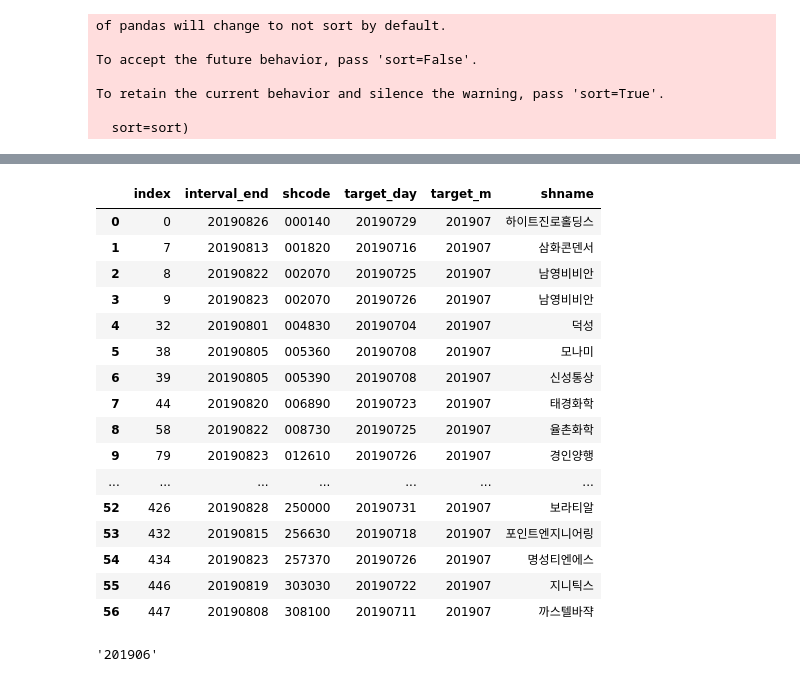
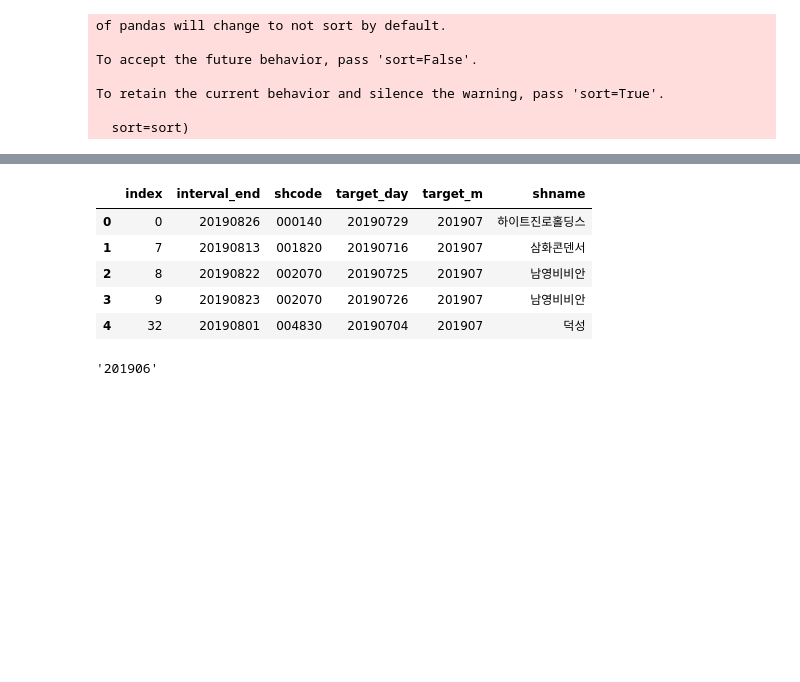
Before and after one commit to KIMJUNYOUNG0125/Strategy, a Jupyter notebook: 02.monitor_shcode_adding.ipynb, the cells around one changed output, grey strips where cells are left out. Saved outputs shown, nothing was run; the diff lists cells and outputs as text; code cells hidden in the pictures; blank space fills up the shorter version.

```diff
--- a/02.monitor_shcode_adding.ipynb
+++ b/02.monitor_shcode_adding.ipynb
@@ -65,30 +40,20 @@ fin_result
 # %%
-#4. target month
+
 #8월대상한정
 #fin_result.groupby(['target_m']).count()
 target_month = '201907'
-target_fin_result = fin_result[fin_result['target_m'] == target_month]
-target_fin_result = target_fin_result.reset_index()
+fin_result = fin_result[fin_result['target_m'] == target_month]
+fin_result = fin_result.reset_index()
+#target_fin_result[['target_m','shcode','shname','target_day']].to_csv("201907.csv",encoding = "ms949")
 # %%
-target_fin_result
+target_fin_result.head()
 # %% [output]
 |  | index | interval_end | shcode | target_day | target_m | shname |
 | 0 | 0 | 20190826 | 000140 | 20190729 | 201907 | 하이트진로홀딩스 |
 | 1 | 7 | 20190813 | 001820 | 20190716 | 201907 | 삼화콘덴서 |
 | 2 | 8 | 20190822 | 002070 | 20190725 | 201907 | 남영비비안 |
 | 3 | 9 | 20190823 | 002070 | 20190726 | 201907 | 남영비비안 |
 | 4 | 32 | 20190801 | 004830 | 20190704 | 201907 | 덕성 |
-| 5 | 38 | 20190805 | 005360 | 20190708 | 201907 | 모나미 |
-| 6 | 39 | 20190805 | 005390 | 20190708 | 201907 | 신성통상 |
-| 7 | 44 | 20190820 | 006890 | 20190723 | 201907 | 태경화학 |
-| 8 | 58 | 20190822 | 008730 | 20190725 | 201907 | 율촌화학 |
-| 9 | 79 | 20190823 | 012610 | 20190726 | 201907 | 경인양행 |
-| ... | ... | ... | ... | ... | ... | ... |
-| 52 | 426 | 20190828 | 250000 | 20190731 | 201907 | 보라티알 |
-| 53 | 432 | 20190815 | 256630 | 20190718 | 201907 | 포인트엔지니어링 |
-| 54 | 434 | 20190823 | 257370 | 20190726 | 201907 | 명성티엔에스 |
-| 55 | 446 | 20190819 | 303030 | 20190722 | 201907 | 지니틱스 |
-| 56 | 447 | 20190808 | 308100 | 20190711 | 201907 | 까스텔바쟉 |
 # %%
 '''
 #1. 이평 정배열 확인한다.
```
Also changed, not shown: parts of 18 cells of this notebook, 2 other files.
